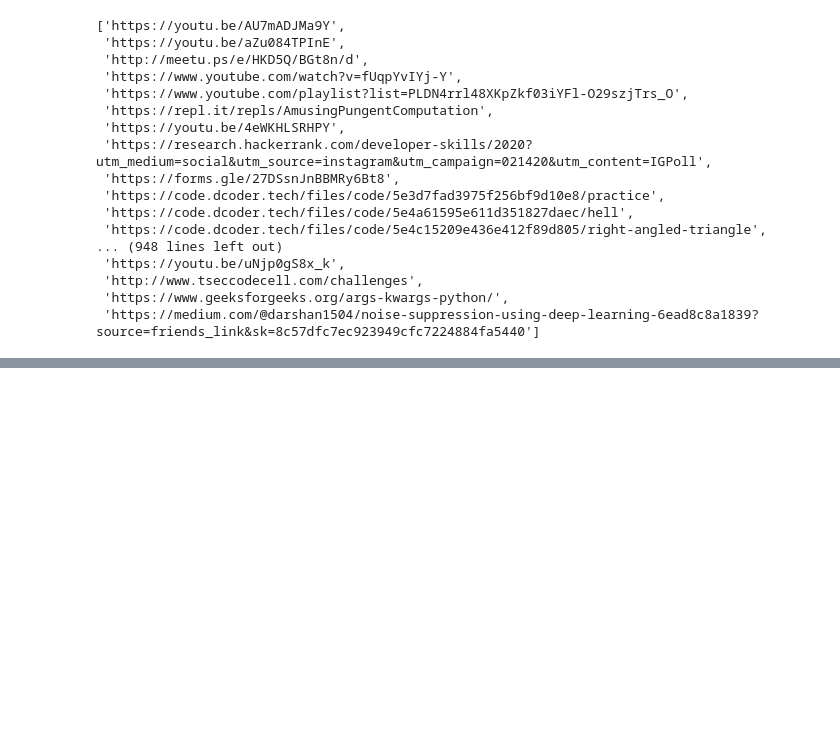
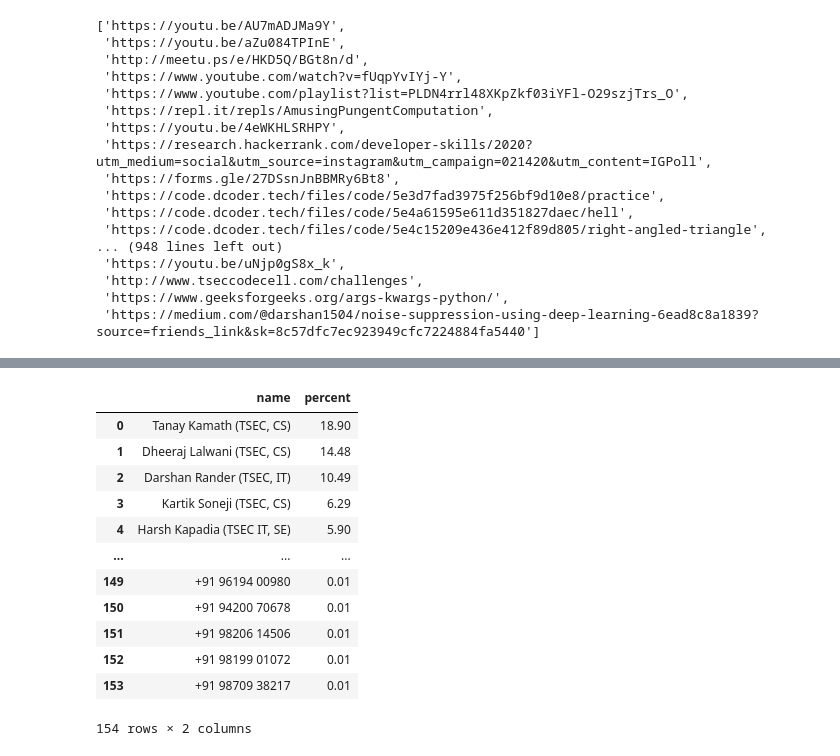
Before and after one commit to sumitkudale21/whatsapp-chat-analysis, a Jupyter notebook: wapp.ipynb, the cells around one changed output, grey strips where cells are left out. Saved outputs shown, nothing was run; the diff lists cells and outputs as text; code cells hidden in the pictures; blank space fills up the shorter version.

```diff
--- a/wapp.ipynb
+++ b/wapp.ipynb
@@ -201,0 +246,16 @@ y
+# %%
+round((df.Sender.value_counts()/df.shape[0])*100,2).reset_index().rename(columns={'Sender':'name','count':'percent'})
+# %% [output]
+|  | name | percent |
+| 0 | Tanay Kamath (TSEC, CS) | 18.90 |
+| 1 | Dheeraj Lalwani (TSEC, CS) | 14.48 |
+| 2 | Darshan Rander (TSEC, IT) | 10.49 |
+| 3 | Kartik Soneji (TSEC, CS) | 6.29 |
+| 4 | Harsh Kapadia (TSEC IT, SE) | 5.90 |
+| ... | ... | ... |
+| 149 | +91 96194 00980 | 0.01 |
+| 150 | +91 94200 70678 | 0.01 |
+| 151 | +91 98206 14506 | 0.01 |
+| 152 | +91 98199 01072 | 0.01 |
+| 153 | +91 98709 38217 | 0.01 |
+154 rows × 2 columns
```
Also changed, not shown: parts of 5 cells of this notebook, 2 other files.
